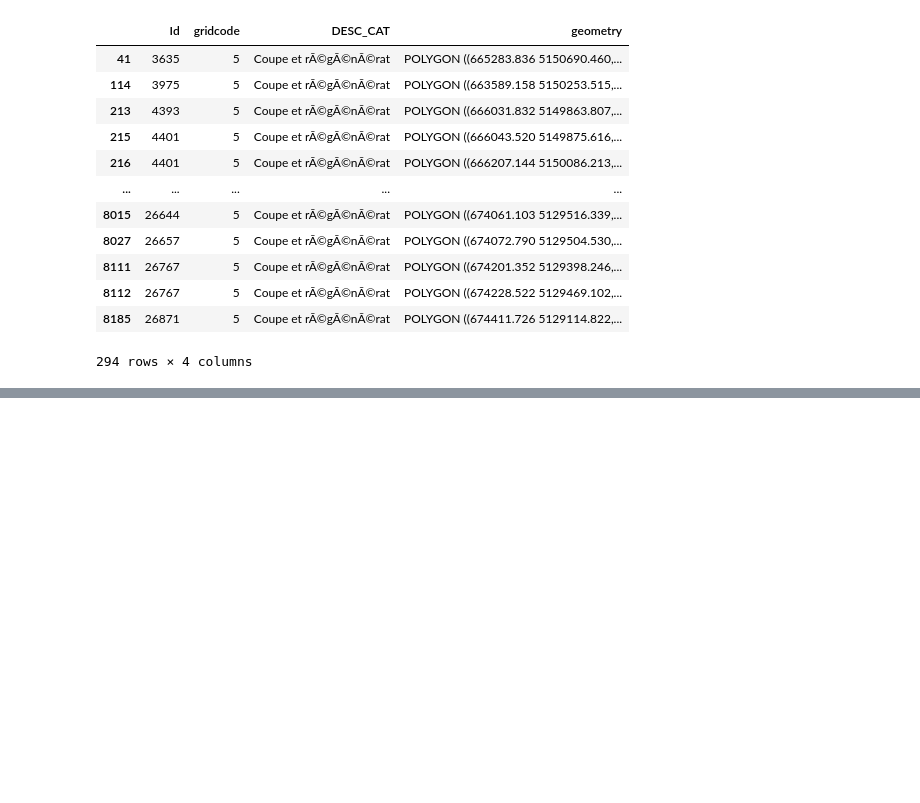
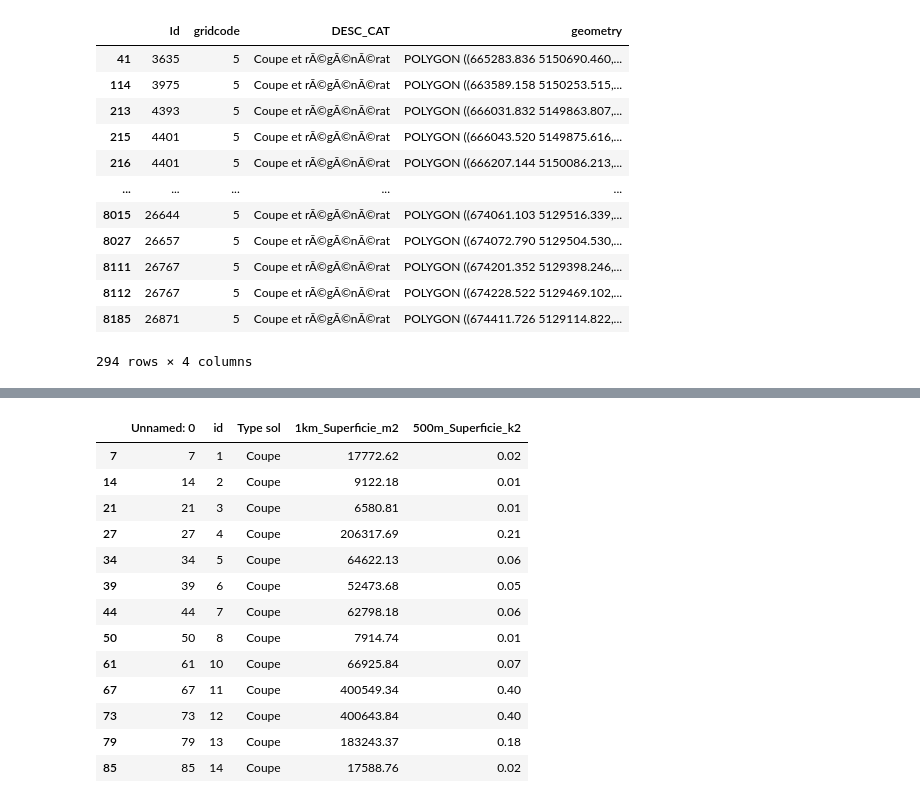
Before and after one commit to tofunori/Multi-buffers-data-extraction, a Jupyter notebook: data_manipulation.ipynb, the cells around one changed output, grey strips where cells are left out. Saved outputs shown, nothing was run; the diff lists cells and outputs as text; code cells hidden in the pictures; blank space fills up the shorter version.

```diff
--- a/data_manipulation.ipynb
+++ b/data_manipulation.ipynb
@@ -94,0 +170,17 @@ combined_df
+# %%
+sol1km[sol1km['Type sol'].str.contains('Coupe', case=False, na=False)]
+# %% [output]
+|  | Unnamed: 0 | id | Type sol | 1km_Superficie_m2 | 500m_Superficie_k2 |
+| 7 | 7 | 1 | Coupe | 17772.62 | 0.02 |
+| 14 | 14 | 2 | Coupe | 9122.18 | 0.01 |
+| 21 | 21 | 3 | Coupe | 6580.81 | 0.01 |
+| 27 | 27 | 4 | Coupe | 206317.69 | 0.21 |
+| 34 | 34 | 5 | Coupe | 64622.13 | 0.06 |
+| 39 | 39 | 6 | Coupe | 52473.68 | 0.05 |
+| 44 | 44 | 7 | Coupe | 62798.18 | 0.06 |
+| 50 | 50 | 8 | Coupe | 7914.74 | 0.01 |
+| 61 | 61 | 10 | Coupe | 66925.84 | 0.07 |
+| 67 | 67 | 11 | Coupe | 400549.34 | 0.40 |
+| 73 | 73 | 12 | Coupe | 400643.84 | 0.40 |
+| 79 | 79 | 13 | Coupe | 183243.37 | 0.18 |
+| 85 | 85 | 14 | Coupe | 17588.76 | 0.02 |
```
Also changed, not shown: parts of 8 cells of this notebook.
